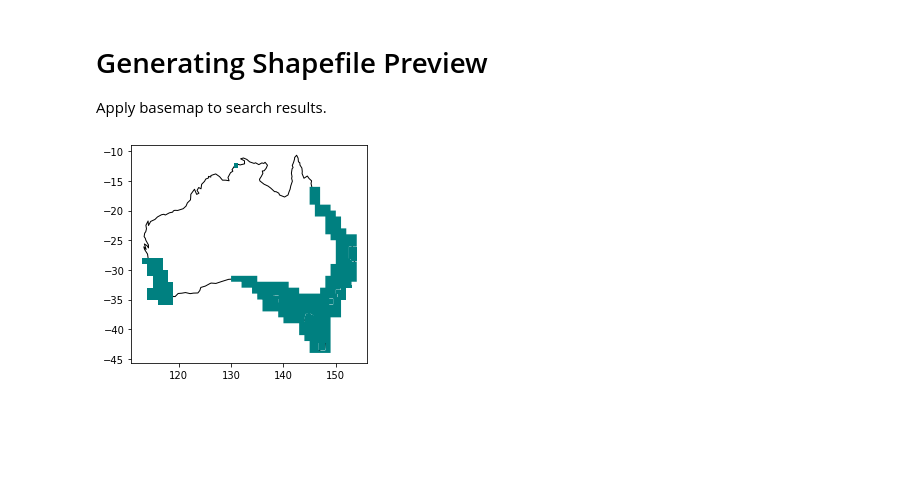
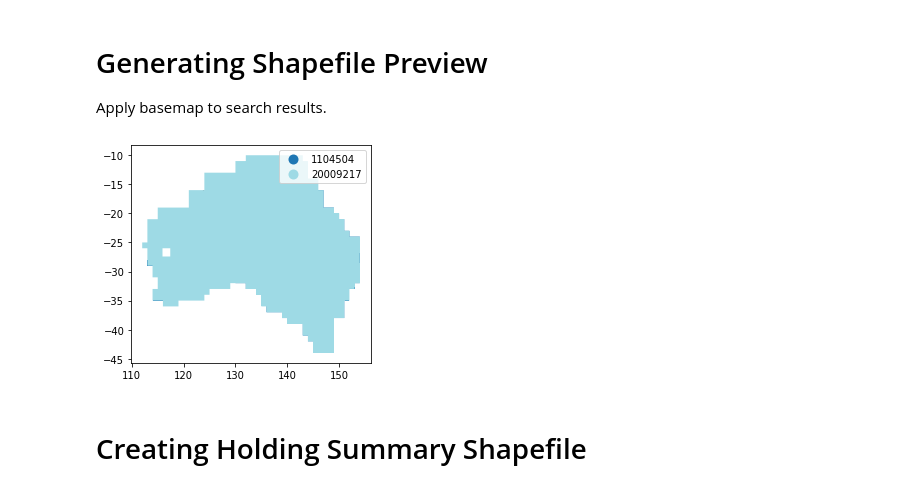
Before and after one commit to navnith-reddy/SpectrumNavigator, a Jupyter notebook: specNav.ipynb, the cells around one changed output. Saved outputs shown, nothing was run; the diff lists cells and outputs as text; code cells hidden in the pictures; blank space fills up the shorter version.

```diff
--- a/specNav.ipynb
+++ b/specNav.ipynb
@@ -203,7 +203,7 @@ def clientSearch(SpecData, clientIDs):
 
     return clientData, clientSummary
 
-clientIDs = "1104504"
+clientIDs = "1104504,20009217"
 
 clientData, clientSummary = clientSearch (SpecData, clientIDs)
 
@@ -304,10 +285,11 @@ Apply basemap to search results.
 # %%
 import contextily as cx
 from matplotlib import pyplot as plt
 
 world = gpd.read_file(gpd.datasets.get_path('naturalearth_lowres'))
 ax = world[world.name == 'Australia'].plot(color='white', edgecolor='black')
-fig = shp.plot(ax=ax, color='teal')
-plt.savefig('test.pdf')
+fig = shp.plot(ax=ax, column='CLIENT_NO', cmap='tab20', categorical=True, legend=True)
 # %% [output]
-[figure, old version]
+[figure, new version]
+# %% [markdown]
+# Creating Holding Summary Shapefile
```
Also changed, not shown: parts of 3 cells of this notebook, 2 other files.
